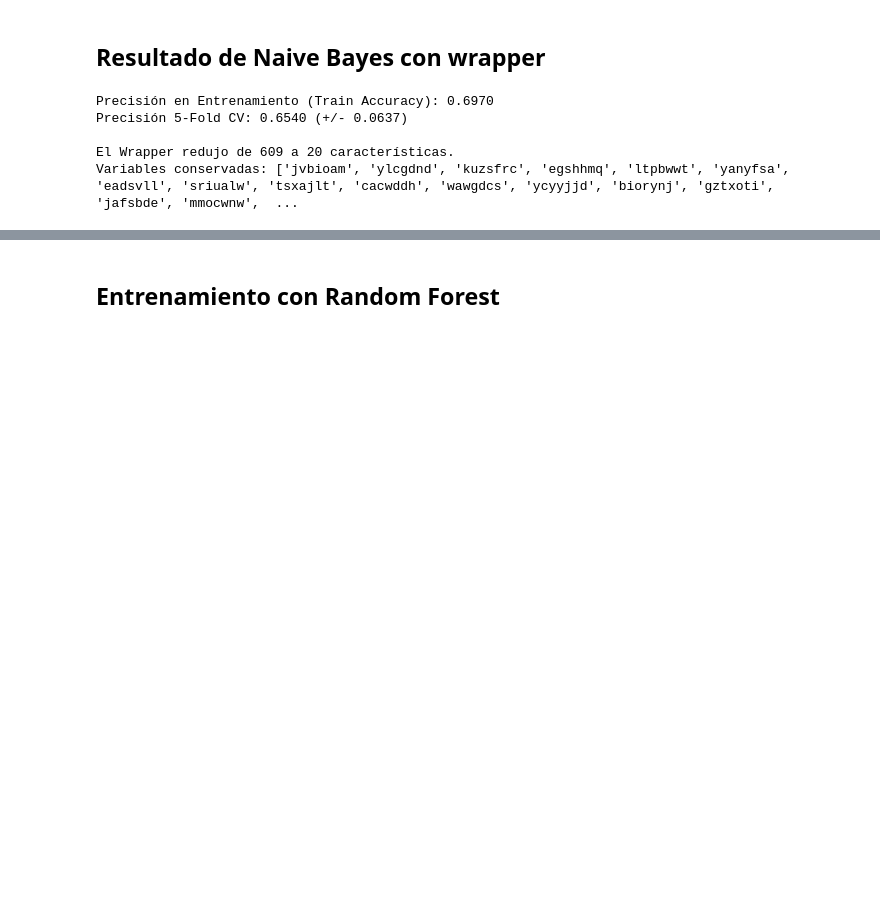
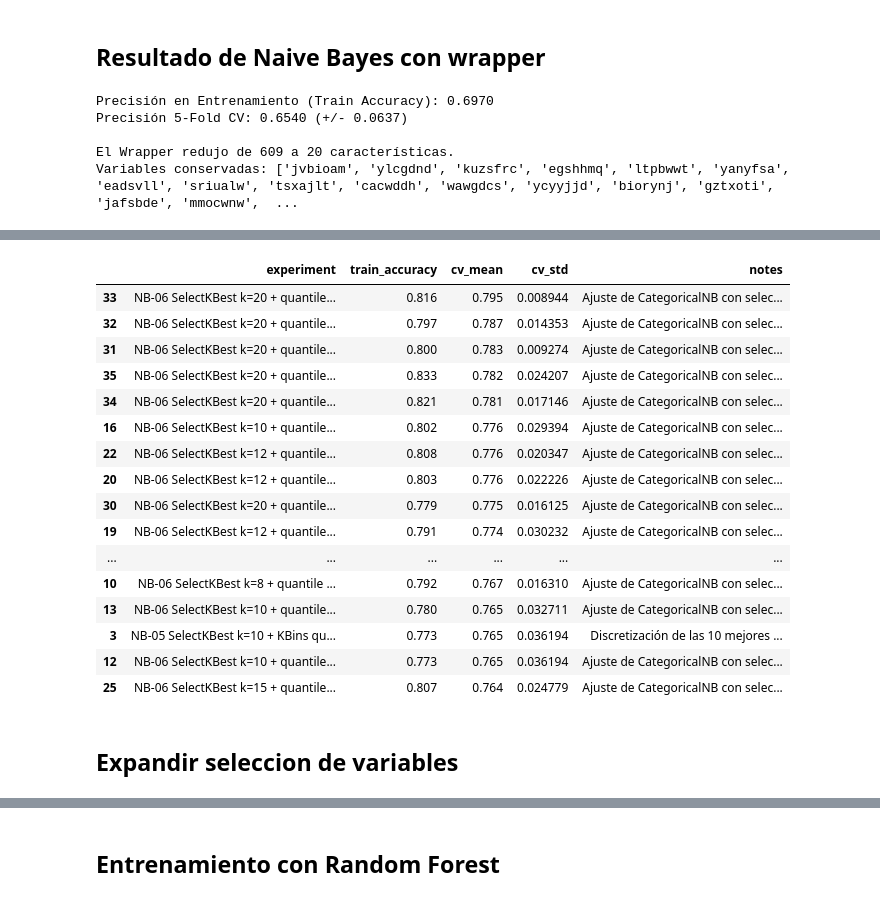
Before and after one commit to Qub1ts/Practica-3y4-AAII, a Jupyter notebook: Grupo-1.ipynb, the cells around one changed output, grey strips where cells are left out. Cells and saved outputs as stored; diff of their text form; code cells hidden in the pictures; blank space fills up the shorter version.

```diff
--- a/Grupo-1.ipynb
+++ b/Grupo-1.ipynb
@@ -279,0 +526,23 @@ Variables conservadas: ['jvbioam', 'ylcgdnd', 'kuzsfrc', 'egshhmq', 'ltpbwwt', '
+# %%
+results_df = pd.DataFrame(results)
+results_df.sort_values("cv_mean", ascending=False).head(25)
+# %% [output]
+|  | experiment | train_accuracy | cv_mean | cv_std | notes |
+| 33 | NB-06 SelectKBest k=20 + quantile... | 0.816 | 0.795 | 0.008944 | Ajuste de CategoricalNB con selec... |
+| 32 | NB-06 SelectKBest k=20 + quantile... | 0.797 | 0.787 | 0.014353 | Ajuste de CategoricalNB con selec... |
+| 31 | NB-06 SelectKBest k=20 + quantile... | 0.800 | 0.783 | 0.009274 | Ajuste de CategoricalNB con selec... |
+| 35 | NB-06 SelectKBest k=20 + quantile... | 0.833 | 0.782 | 0.024207 | Ajuste de CategoricalNB con selec... |
+| 34 | NB-06 SelectKBest k=20 + quantile... | 0.821 | 0.781 | 0.017146 | Ajuste de CategoricalNB con selec... |
+| 16 | NB-06 SelectKBest k=10 + quantile... | 0.802 | 0.776 | 0.029394 | Ajuste de CategoricalNB con selec... |
+| 22 | NB-06 SelectKBest k=12 + quantile... | 0.808 | 0.776 | 0.020347 | Ajuste de CategoricalNB con selec... |
+| 20 | NB-06 SelectKBest k=12 + quantile... | 0.803 | 0.776 | 0.022226 | Ajuste de CategoricalNB con selec... |
+| 30 | NB-06 SelectKBest k=20 + quantile... | 0.779 | 0.775 | 0.016125 | Ajuste de CategoricalNB con selec... |
+| 19 | NB-06 SelectKBest k=12 + quantile... | 0.791 | 0.774 | 0.030232 | Ajuste de CategoricalNB con selec... |
+| ... | ... | ... | ... | ... | ... |
+| 10 | NB-06 SelectKBest k=8 + quantile ... | 0.792 | 0.767 | 0.016310 | Ajuste de CategoricalNB con selec... |
+| 13 | NB-06 SelectKBest k=10 + quantile... | 0.780 | 0.765 | 0.032711 | Ajuste de CategoricalNB con selec... |
+| 3 | NB-05 SelectKBest k=10 + KBins qu... | 0.773 | 0.765 | 0.036194 | Discretización de las 10 mejores ... |
+| 12 | NB-06 SelectKBest k=10 + quantile... | 0.773 | 0.765 | 0.036194 | Ajuste de CategoricalNB con selec... |
+| 25 | NB-06 SelectKBest k=15 + quantile... | 0.807 | 0.764 | 0.024779 | Ajuste de CategoricalNB con selec... |
+# %% [markdown]
+## Expandir seleccion de variables
```
Also changed, not shown: parts of 24 cells of this notebook, 2 other files.
